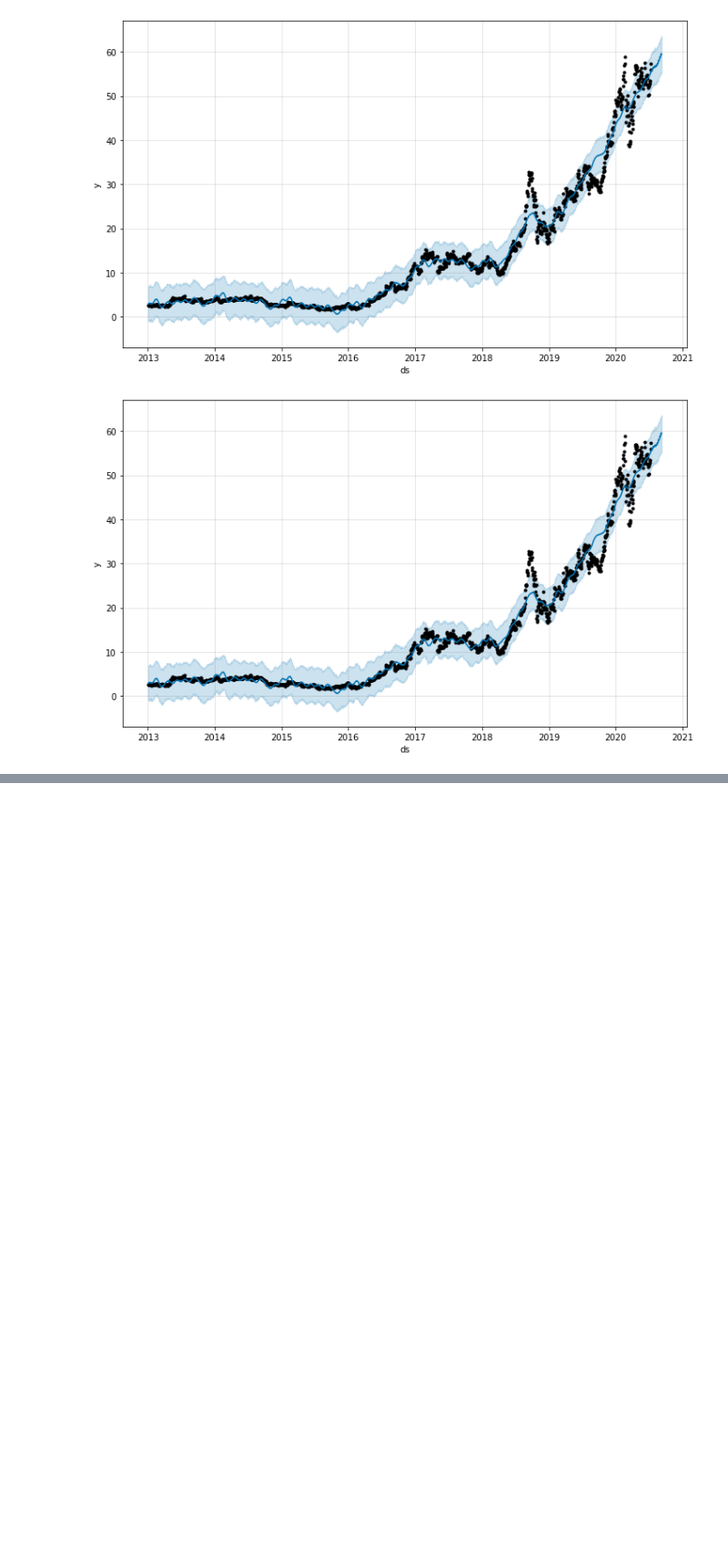
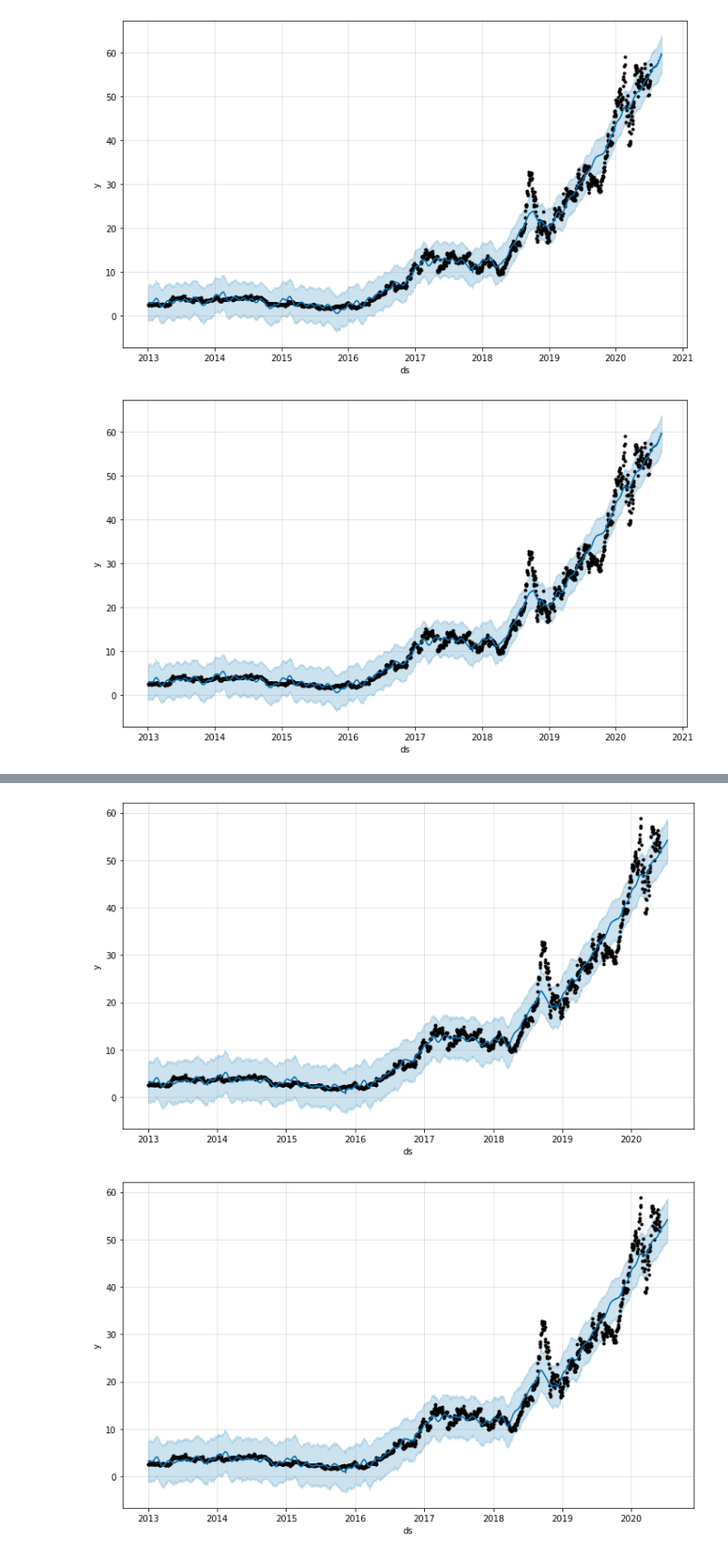
Before and after one commit to ewr2703/Python-and-R-Coding, a Jupyter notebook: Stock Prediction/AMD_Stock_Price_Prediction_FB_Prophet.ipynb, the cells around one changed output, grey strips where cells are left out. Shown: that part at 91% size. Drawn from its saved outputs; the diff is of its cells as text; code cells hidden in the pictures; blank space fills up the shorter version.

```diff
--- a/Stock Prediction/AMD_Stock_Price_Prediction_FB_Prophet.ipynb
+++ b/Stock Prediction/AMD_Stock_Price_Prediction_FB_Prophet.ipynb
@@ -371,0 +280,4 @@ model.plot_components(forecast)
+# %%
+# Here we are filtering on a data set to take out all of June and July
+filtered_date = amd_close[amd_close["ds"] <= "2020-05-31"]
+filtered_date.tail(10)
@@ -371,0 +300,14 @@ model.plot_components(forecast)
+# %%
+# Change the standard 80% to 95%
+model_fd = Prophet(interval_width=0.95)
+# Let's take out holidays for the US since the stock market wont be open during those days
+model_fd = model_fd.add_country_holidays(country_name='US')
+# Fit the model
+model_fd = model_fd.fit(filtered_date)
+
+# Forecast the future dates based on the data
+# The new filtered data date stops at 7/10/2020 therefore the preiod is 42 days
+# to forecast so that we can compare the dates up to July 10.
+future_dates_fd = model_fd.make_future_dataframe(periods=42)
+forecast_fd = model_fd.predict(future_dates_fd)
+forecast_fd[['ds', 'yhat', 'yhat_lower', 'yhat_upper']].tail(15)
@@ -371,0 +348,8 @@ model.plot_components(forecast)
+# %%
+# Prophet plots the observed values of our time series (the black dots),
+# the forecasted values (blue line) and the uncertainty intervals of our
+# forecasts (the blue shaded regions).
+model_fd.plot(forecast_fd, uncertainty = True, xlabel = 'ds', ylabel = 'y')
+# %% [output]
+[figure, added]
+[figure, added]
```
Also changed, not shown: parts of 28 cells of this notebook.
